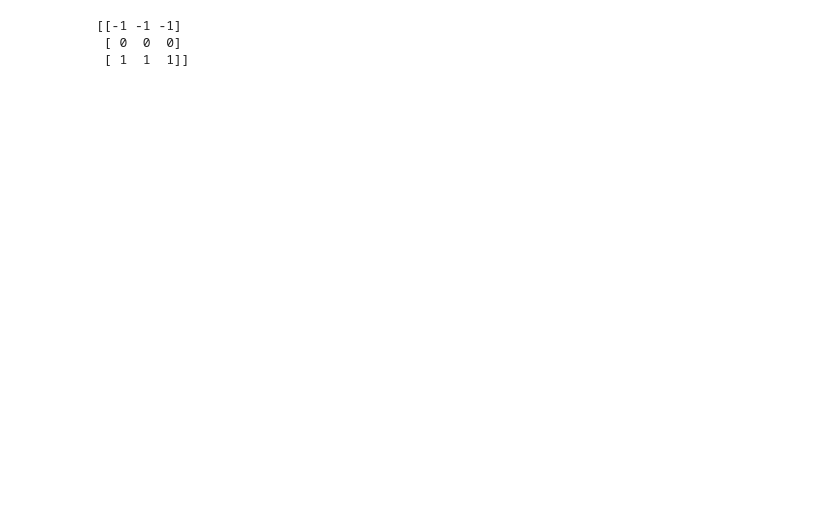
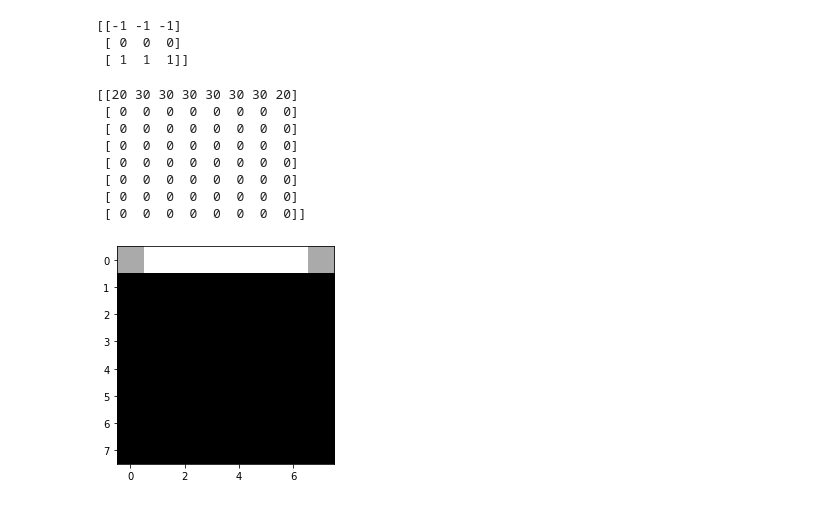
Before and after one commit to kavin-du/Image-Filters, a Jupyter notebook: e16057.ipynb, the cells around one changed output. Drawn from its saved outputs; the diff is of its cells as text; code cells hidden in the pictures; blank space fills up the shorter version.

```diff
--- a/e16057.ipynb
+++ b/e16057.ipynb
@@ -124,8 +138,18 @@ if __name__ == '__main__':
 # %%
     """convolution using buit in function"""
     newarr = cv2.filter2D(X, -1, Y, borderType=cv2.BORDER_CONSTANT)
     print(newarr) # array representation
-    showImage(newarr)
+    # showImage(newarr)
+# %% [output]
+[[20 30 30 30 30 30 30 20]
+ [ 0  0  0  0  0  0  0  0]
+ [ 0  0  0  0  0  0  0  0]
+ [ 0  0  0  0  0  0  0  0]
+ [ 0  0  0  0  0  0  0  0]
+ [ 0  0  0  0  0  0  0  0]
+ [ 0  0  0  0  0  0  0  0]
+ [ 0  0  0  0  0  0  0  0]]
+[figure, added]
 # %%
     """convolution using custom function"""
     newarr2 = convolution2D(X, Y, True)
```
Also changed, not shown: parts of 10 cells of this notebook.
